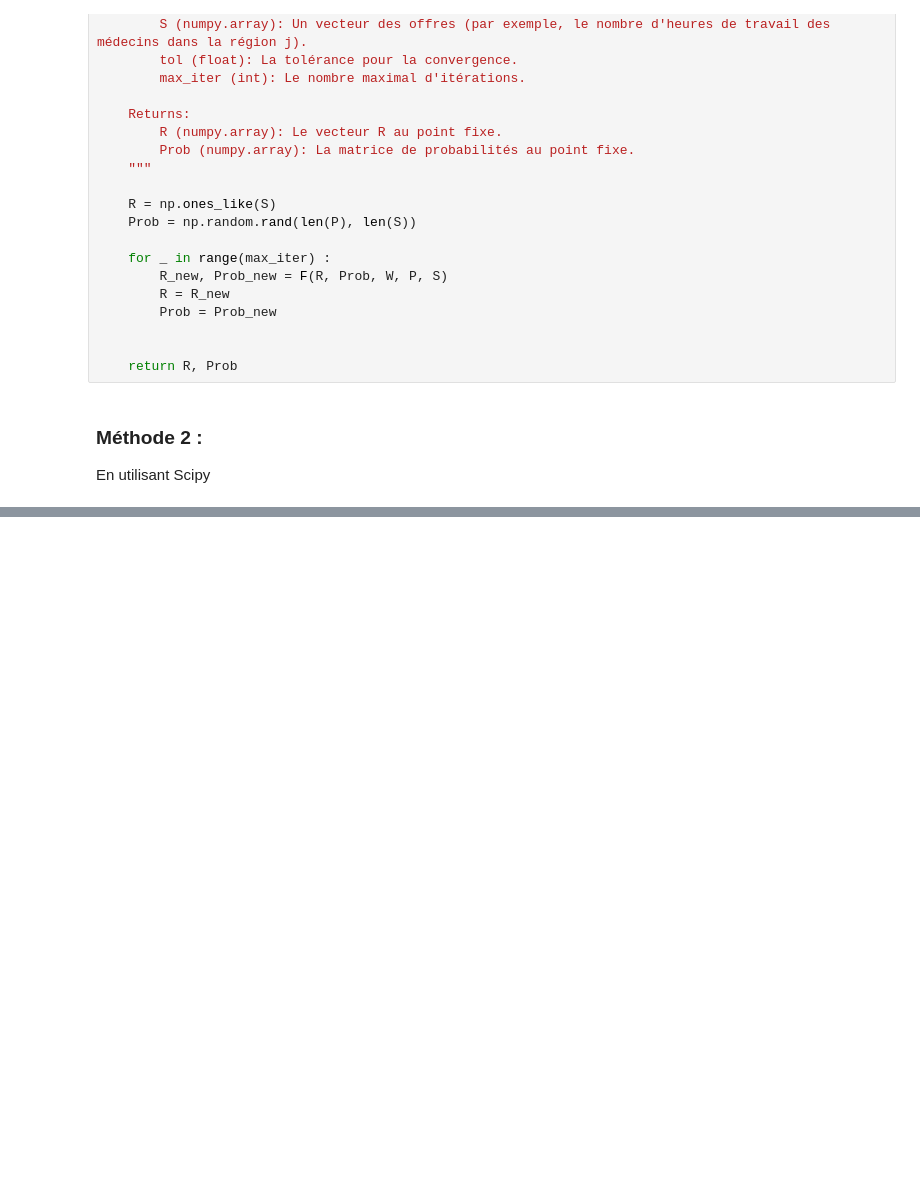
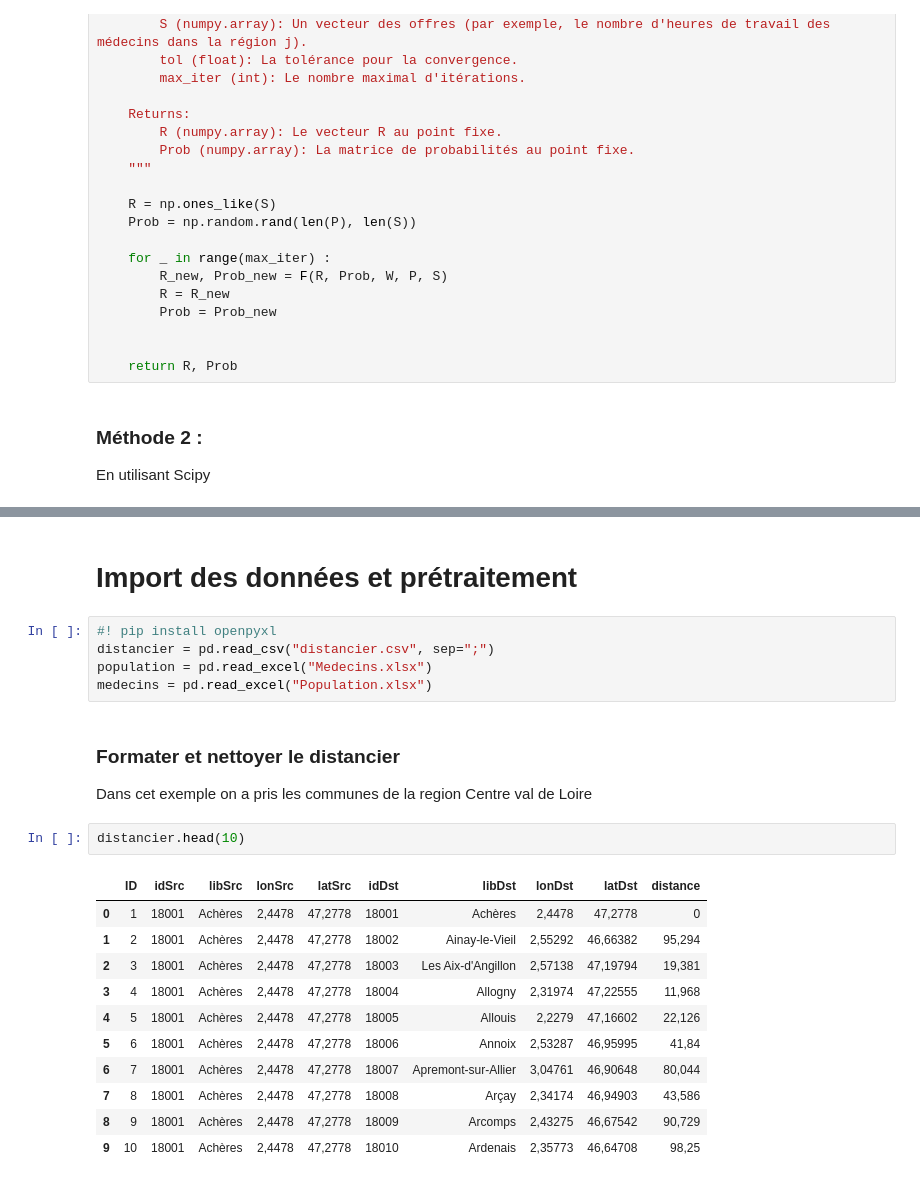
Before and after one commit to GhilesKemiche/Deserts-Medicaux, a Jupyter notebook: Deserts medicaux.ipynb, the cells around one changed output, grey strips where cells are left out. Saved outputs shown, nothing was run; the diff lists cells and outputs as text; blank space fills up the shorter version.

```diff
--- a/Deserts medicaux.ipynb
+++ b/Deserts medicaux.ipynb
@@ -241,0 +260,24 @@ print(np.linalg.norm(F(R_fixed, Prob_fixed, W, P, S)[1] - Prob_fixed))
+# %% [markdown]
+# Import des données et prétraitement
+# %%
+#! pip install openpyxl
+distancier = pd.read_csv("distancier.csv", sep=";")
+population = pd.read_excel("Medecins.xlsx")
+medecins = pd.read_excel("Population.xlsx")
+# %% [markdown]
+### Formater et nettoyer le distancier
+Dans cet exemple on a pris les communes de la region Centre val de Loire
+# %%
+distancier.head(10)
+# %% [output]
+|  | ID | idSrc | libSrc | lonSrc | latSrc | idDst | libDst | lonDst | latDst | distance |
+| 0 | 1 | 18001 | Achères | 2,4478 | 47,2778 | 18001 | Achères | 2,4478 | 47,2778 | 0 |
+| 1 | 2 | 18001 | Achères | 2,4478 | 47,2778 | 18002 | Ainay-le-Vieil | 2,55292 | 46,66382 | 95,294 |
+| 2 | 3 | 18001 | Achères | 2,4478 | 47,2778 | 18003 | Les Aix-d'Angillon | 2,57138 | 47,19794 | 19,381 |
+| 3 | 4 | 18001 | Achères | 2,4478 | 47,2778 | 18004 | Allogny | 2,31974 | 47,22555 | 11,968 |
+| 4 | 5 | 18001 | Achères | 2,4478 | 47,2778 | 18005 | Allouis | 2,2279 | 47,16602 | 22,126 |
+| 5 | 6 | 18001 | Achères | 2,4478 | 47,2778 | 18006 | Annoix | 2,53287 | 46,95995 | 41,84 |
+| 6 | 7 | 18001 | Achères | 2,4478 | 47,2778 | 18007 | Apremont-sur-Allier | 3,04761 | 46,90648 | 80,044 |
+| 7 | 8 | 18001 | Achères | 2,4478 | 47,2778 | 18008 | Arçay | 2,34174 | 46,94903 | 43,586 |
+| 8 | 9 | 18001 | Achères | 2,4478 | 47,2778 | 18009 | Arcomps | 2,43275 | 46,67542 | 90,729 |
+| 9 | 10 | 18001 | Achères | 2,4478 | 47,2778 | 18010 | Ardenais | 2,35773 | 46,64708 | 98,25 |
```
Also changed, not shown: parts of 27 cells of this notebook.
